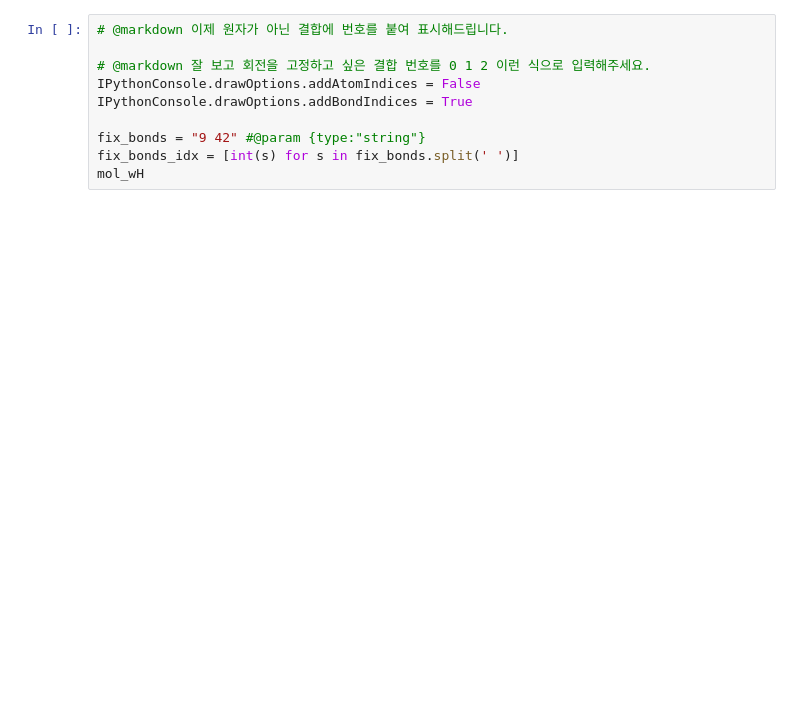
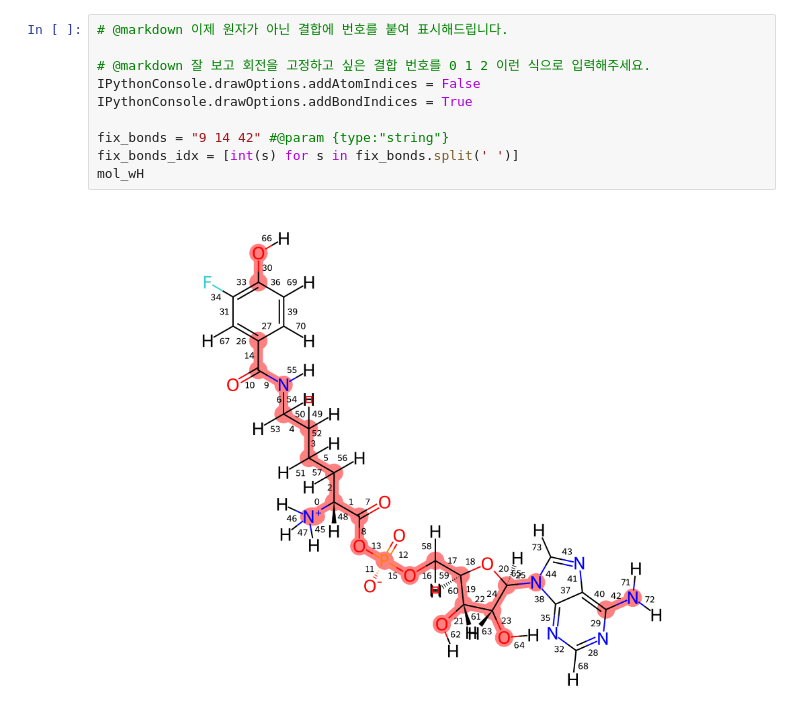
Before and after one commit to peptigen/computational-chemistry, a Jupyter notebook: Ligand_Docking.ipynb, the cells around one changed output. Cells and saved outputs as stored; diff of their text form; blank space fills up the shorter version.

```diff
--- a/Ligand_Docking.ipynb
+++ b/Ligand_Docking.ipynb
@@ -76,13 +101,15 @@ Image("rotatable_bond_highlight.png")
 # %%
 # @markdown 이제 원자가 아닌 결합에 번호를 붙여 표시해드립니다.
 
 # @markdown 잘 보고 회전을 고정하고 싶은 결합 번호를 0 1 2 이런 식으로 입력해주세요.
 IPythonConsole.drawOptions.addAtomIndices = False
 IPythonConsole.drawOptions.addBondIndices = True
 
-fix_bonds = "9 42" #@param {type:"string"}
+fix_bonds = "9 14 42" #@param {type:"string"}
 fix_bonds_idx = [int(s) for s in fix_bonds.split(' ')]
 mol_wH
+# %% [output]
+[figure, added]
 # %%
 # @markdown 고정된 결합은 파랑색으로 표시하였습니다.
 
```
Also changed, not shown: parts of 18 cells of this notebook.
